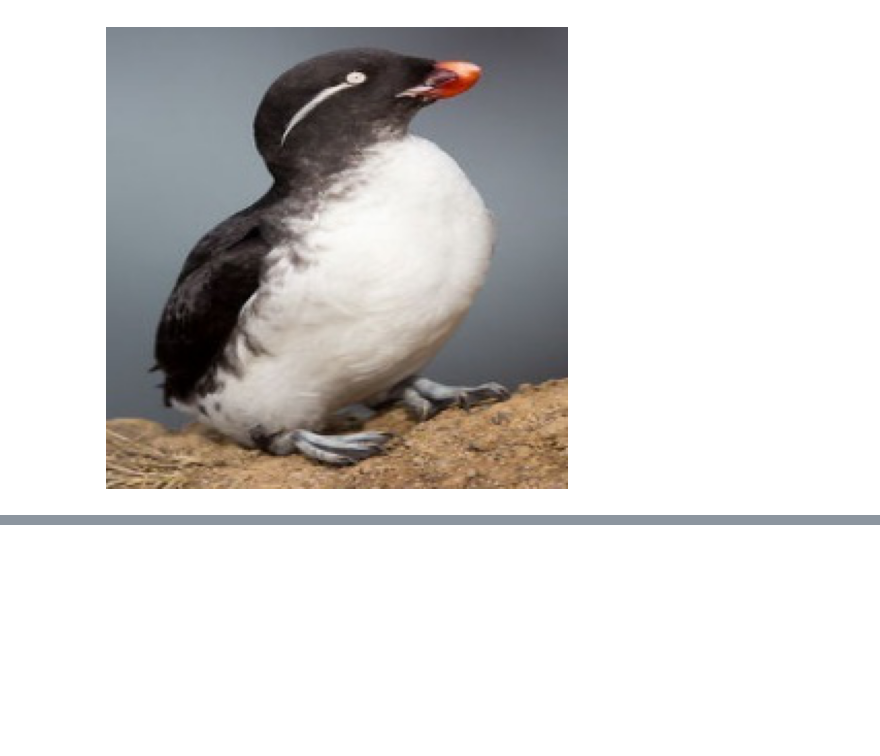
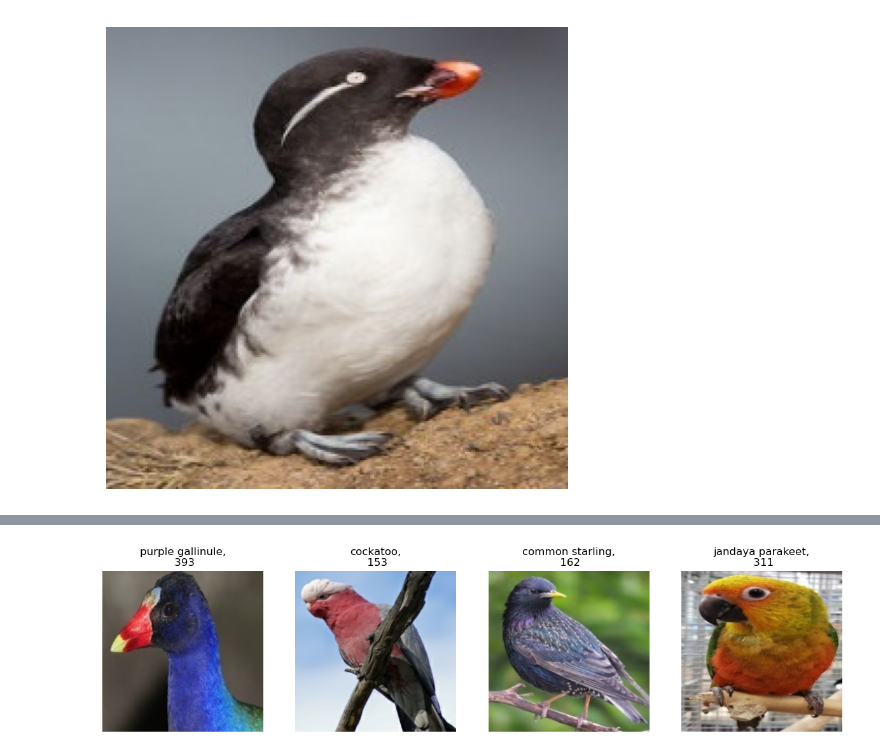
Before and after one commit to tricao7/bird_classification, a Jupyter notebook: bird.ipynb, the cells around one changed output, grey strips where cells are left out. Drawn from its saved outputs; the diff is of its cells as text; code cells hidden in the pictures; blank space fills up the shorter version.

```diff
--- a/bird.ipynb
+++ b/bird.ipynb
@@ -139,0 +142,19 @@ batch
+# %%
+# We want to scale the data so it is between 0 and 1
+# This is done because it is easier for the model to learn the weights
+# The model will learn the weights faster because the gradients will be smaller
+
+training_data_scaled = training_data.map(lambda x, y: (x/255, y)).as_numpy_iterator()
+validation_data_scaled = validation_data.map(lambda x, y: (x/255, y)).as_numpy_iterator()
+testing_data_scaled = testing_data.map(lambda x, y: (x/255, y)).as_numpy_iterator()
+
+batch = training_data_scaled.next()
+# Another look at the data to make sure it is scaled correctly
+fig, ax = plt.subplots(ncols= 4, figsize=(15, 15))
+for index, img in enumerate(batch[0][:4]):
+    ax[index].imshow(img)
+    ax[index].axis('off')
+    ax[index].set_title(str(class_names[batch[1][index]]) +",\n "+  str(batch[1][index]))
+plt.show()
+# %% [output]
+[figure, added]
```
Also changed, not shown: parts of 10 cells of this notebook, 29 other files.
